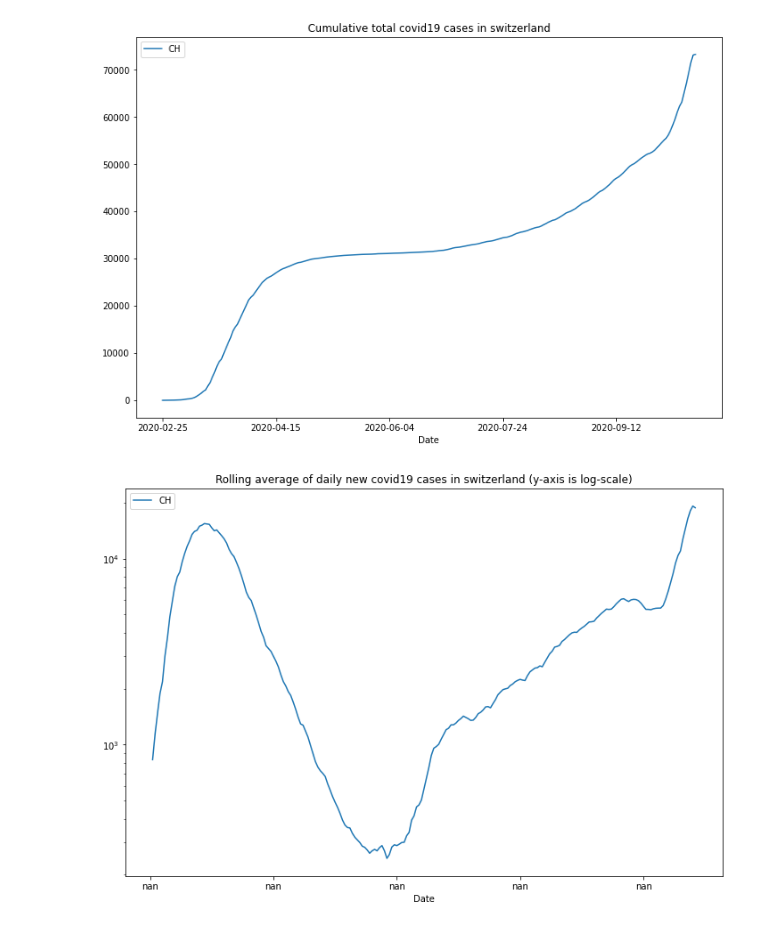
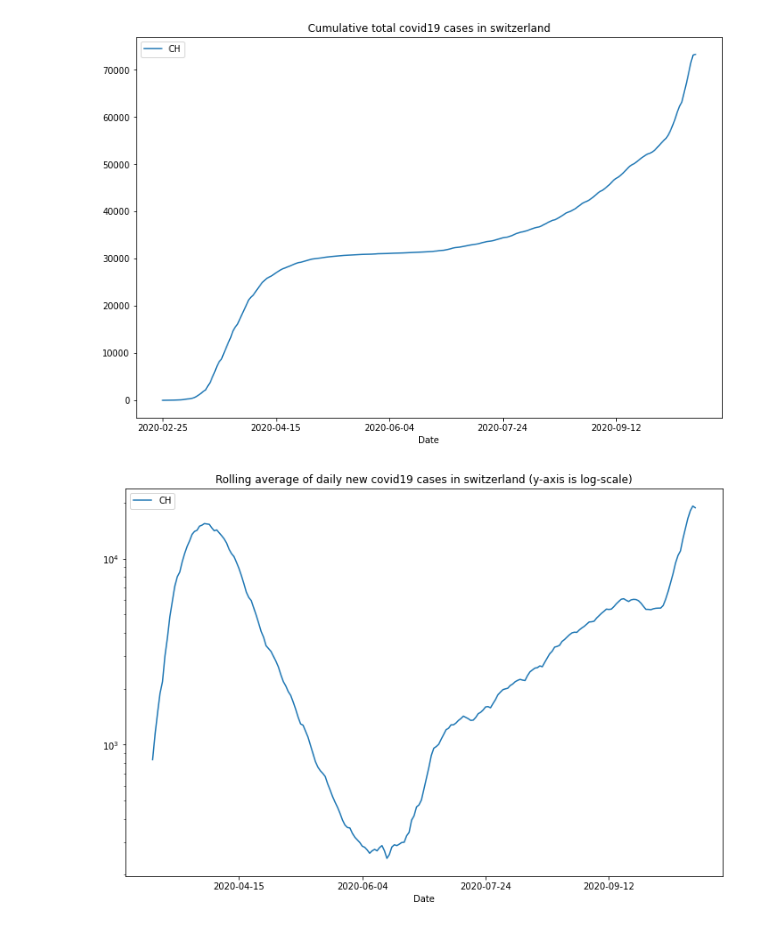
Before and after one commit to RenardDesNeiges/covid_notebooks, a Jupyter notebook: Total covid cases.ipynb, the cells around one changed output. Cells and saved outputs as stored; diff of their text form; code cells hidden in the pictures.

```diff
--- a/Total covid cases.ipynb
+++ b/Total covid cases.ipynb
@@ -48,10 +48,10 @@ fig.savefig('cumulative.jpg')
 # %%
 # Plotting the total cumulative cases
 x = pd.DataFrame(covid_19_cases,columns=["Date"])
 y = pd.DataFrame(covid_19_cases,columns=["CH"]).diff().rolling(15).sum()
-newcases = pd.concat([x,y])
+newcases = pd.concat([x,y],axis = 1)
 ax = newcases.set_index('Date').plot(kind="line",figsize=(12,8),title="Rolling average of daily new covid19 cases in switzerland (y-axis is log-scale)",logy=True)
 fig = ax.get_figure()
 fig.savefig('diff.jpg')
 # %% [output]
-[figure, old version]
+[figure, new version]
```
Also changed, not shown: parts of 2 cells of this notebook.
